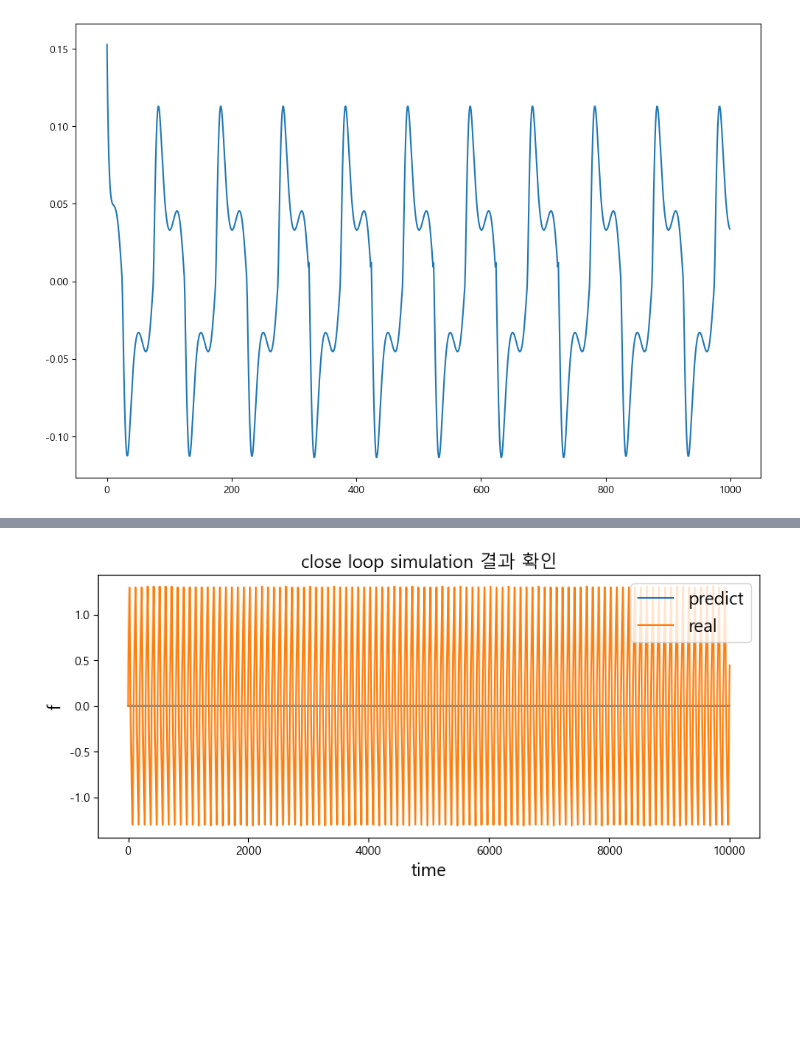
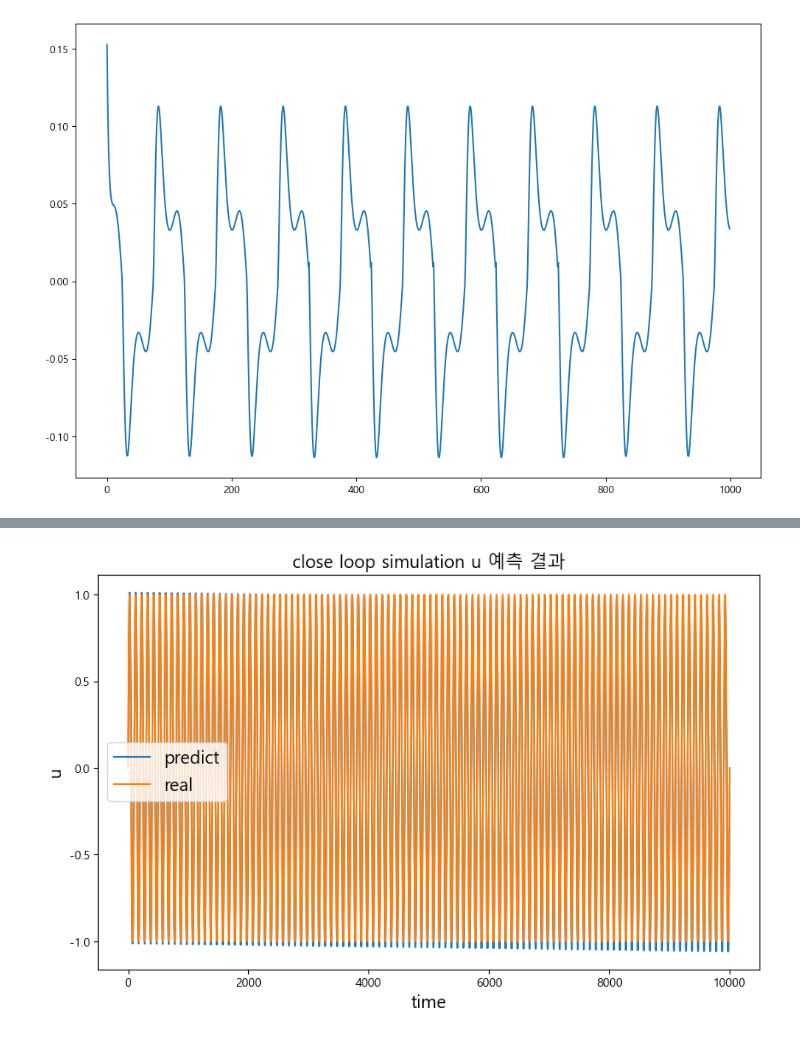
Before and after one commit to Jjineeq/hysteresis_curve, a Jupyter notebook: operator/ode_test.ipynb, the cells around one changed output, grey strips where cells are left out. Saved outputs shown, nothing was run; the diff lists cells and outputs as text; code cells hidden in the pictures; blank space fills up the shorter version.

```diff
--- a/operator/ode_test.ipynb
+++ b/operator/ode_test.ipynb
@@ -217,7 +225,7 @@ gamma, beta, alpha, n = optimized_params
 result_matrix_2 = np.zeros((len(df), 4)) # z, x, f, e
 # %%
 for i in range(len(result_matrix_2)-1):
-    res = eval_inc(result_matrix_2[i,1], d_x[i], gamma, beta, alpha, 5)
+    res = eval_inc(z, d_x[i], gamma, beta, alpha, 1)
 
     result_matrix_2[i+1,0] = result_matrix_2[i,0] + d_x[i] # x
     result_matrix_2[i+1,1] = result_matrix_2[i,1] + res[0] # z
@@ -370,4 +398,4 @@ plt.plot(np.diff(close_df['f'], axis=0)[:1000])
 [<matplotlib.lines.Line2D at 0x...>]
 [figure]
 # %%
-traget_df = np.append(np.diff(close_df_train['f'], axis=0),0)
+target_df = np.append(np.diff(close_df_train['f'], axis=0),0)
@@ -374,5 +406,5 @@ traget_df = np.append(np.diff(close_df_train['f'], axis=0),0)
 # %%
-args_2 = (train_close_dx, traget_df)
+args_2 = (train_close_dx, target_df)
 # %%
 def objective_function_2(params, dx, target_df):
     gamma, beta, alpha, z, n = params
@@ -415,7 +447,7 @@ gamma_close, beta_close, alpha_close, close_z, close_n = optimized_params_2
 result_matrix_3 = np.zeros((len(close_df), 4)) # z, x, f, e
 # %%
 for i in range(len(result_matrix_3)-1):
-    res = eval_inc(close_z, d_x[i], gamma_close, beta_close, alpha_close, close_n)
+    res = eval_inc(close_z, close_dx[i], gamma_close, beta_close, alpha_close, close_n)
 
     result_matrix_3[i+1,0] = result_matrix_3[i,0] + close_dx[i] # x
     result_matrix_3[i+1,1] = result_matrix_3[i,1] + res[0] # z
@@ -429,12 +517,12 @@ plt.plot(result_matrix_3[:,3])
 # %%
-plt.figure(figsize=(10,4))
-plt.plot(range(len(df)),result_matrix_3[:,2])
-plt.plot(range(len(df)), close_df.f)
-plt.title('close loop simulation 결과 확인', fontsize = 15)
+plt.figure(figsize=(10,6))
+plt.plot(range(len(df)),result_matrix_3[:,1])
+plt.plot(range(len(df)), close_df.u)
+plt.title('close loop simulation u 예측 결과', fontsize = 15)
 plt.legend(['predict', 'real'], fontsize = 15)
-plt.ylabel('f', fontsize = 15)
+plt.ylabel('u', fontsize = 15)
 plt.xlabel('time', fontsize = 15)
 plt.show()
 # %% [output]
-[figure, old version]
+[figure, new version]
 # %%
```
Also changed, not shown: parts of 34 cells of this notebook, 2 other files.
